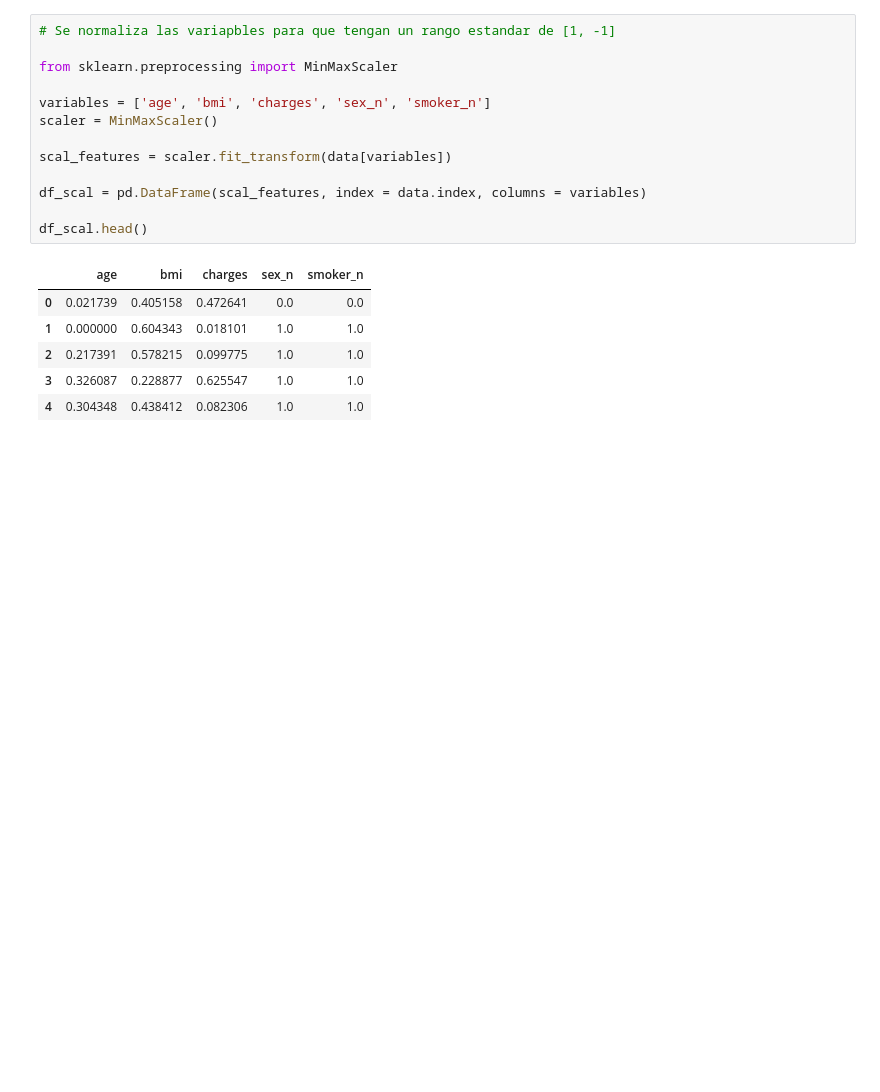
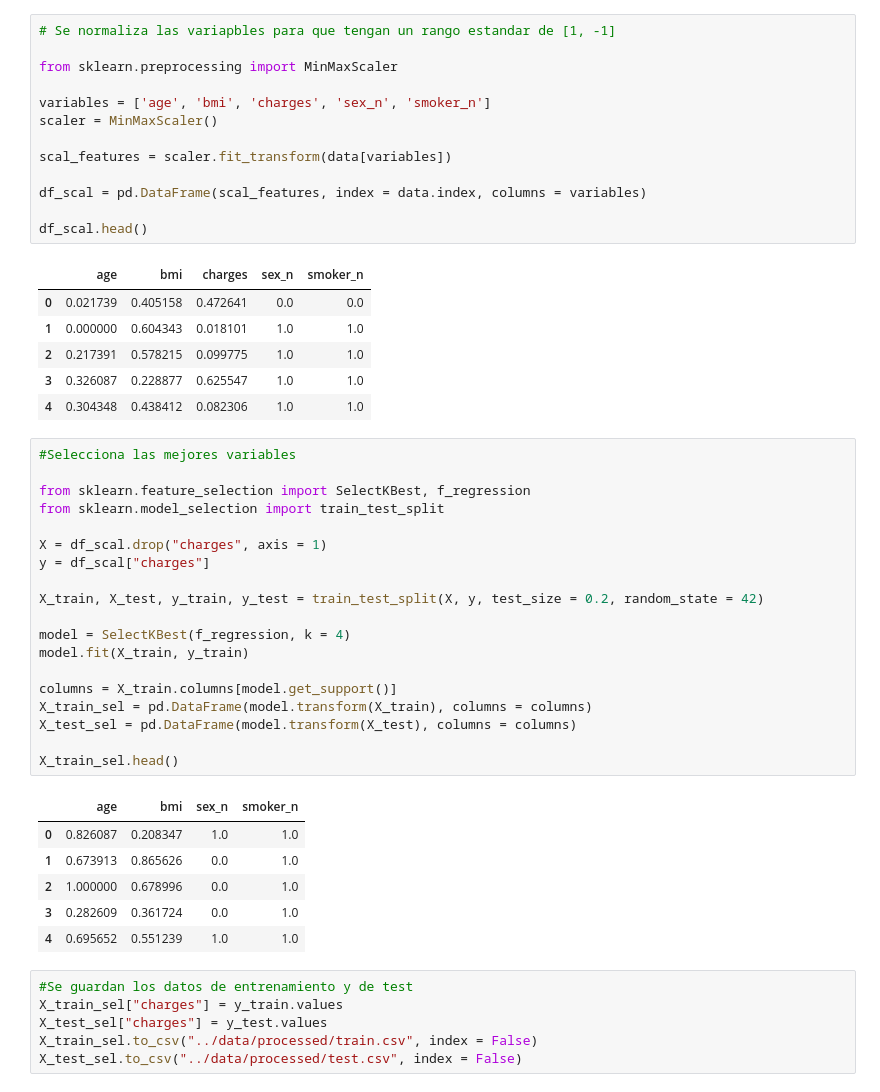
Before and after one commit to Eleiny9/machine-learning-python-template, a Jupyter notebook: src/explore.ipynb, the cells around one changed output. Saved outputs shown, nothing was run; the diff lists cells and outputs as text; blank space fills up the shorter version.

```diff
--- a/src/explore.ipynb
+++ b/src/explore.ipynb
@@ -485,3 +485,35 @@ df_scal.head()
 | 2 | 0.217391 | 0.578215 | 0.099775 | 1.0 | 1.0 |
 | 3 | 0.326087 | 0.228877 | 0.625547 | 1.0 | 1.0 |
 | 4 | 0.304348 | 0.438412 | 0.082306 | 1.0 | 1.0 |
+# %%
+#Selecciona las mejores variables
+
+from sklearn.feature_selection import SelectKBest, f_regression
+from sklearn.model_selection import train_test_split
+
+X = df_scal.drop("charges", axis = 1)
+y = df_scal["charges"]
+
+X_train, X_test, y_train, y_test = train_test_split(X, y, test_size = 0.2, random_state = 42)
+
+model = SelectKBest(f_regression, k = 4)
+model.fit(X_train, y_train)
+
+columns = X_train.columns[model.get_support()]
+X_train_sel = pd.DataFrame(model.transform(X_train), columns = columns)
+X_test_sel = pd.DataFrame(model.transform(X_test), columns = columns)
+
+X_train_sel.head()
+# %% [output]
+|  | age | bmi | sex_n | smoker_n |
+| 0 | 0.826087 | 0.208347 | 1.0 | 1.0 |
+| 1 | 0.673913 | 0.865626 | 0.0 | 1.0 |
+| 2 | 1.000000 | 0.678996 | 0.0 | 1.0 |
+| 3 | 0.282609 | 0.361724 | 0.0 | 1.0 |
+| 4 | 0.695652 | 0.551239 | 1.0 | 1.0 |
+# %%
+#Se guardan los datos de entrenamiento y de test
+X_train_sel["charges"] = y_train.values
+X_test_sel["charges"] = y_test.values
+X_train_sel.to_csv("../data/processed/train.csv", index = False)
+X_test_sel.to_csv("../data/processed/test.csv", index = False)
```
Also changed, not shown: parts of 14 cells of this notebook, 3 other files.
